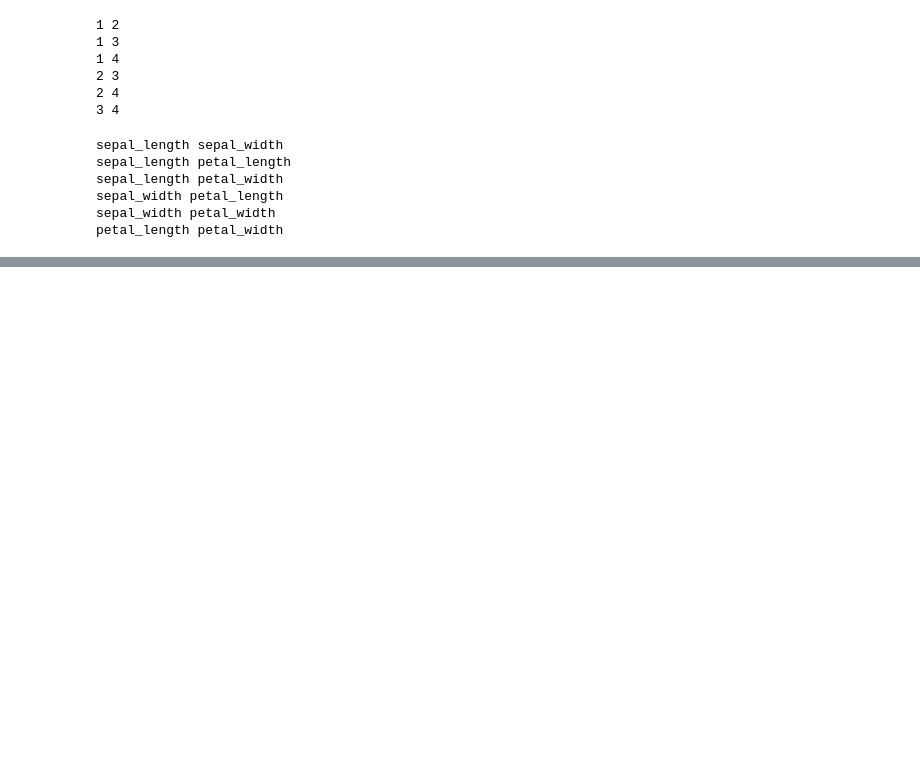
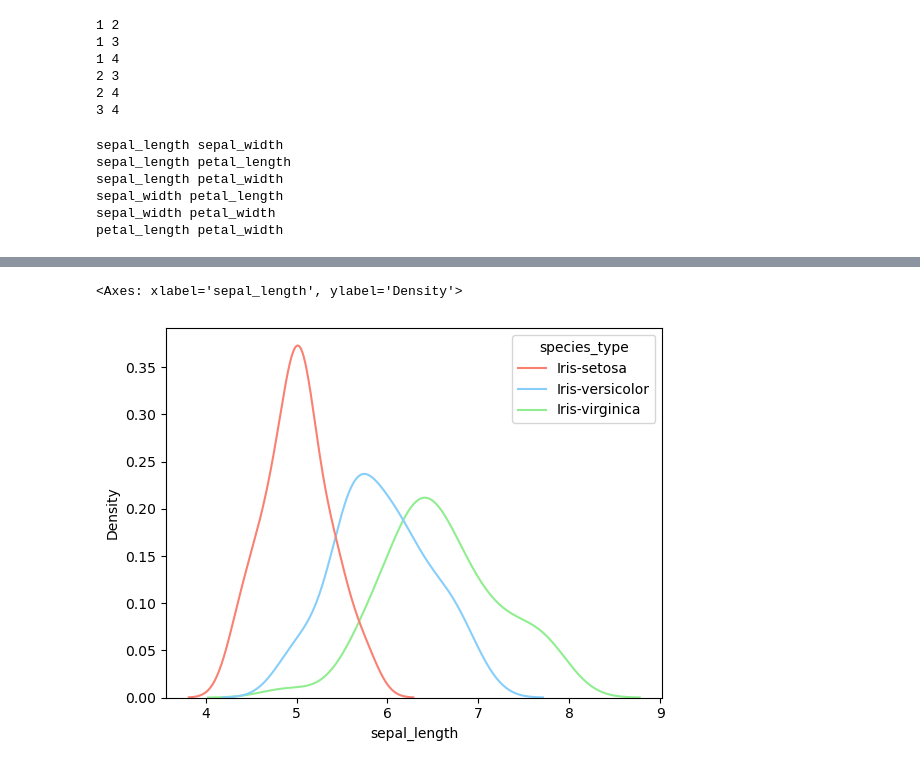
Before and after one commit to ciaranmurphy10/pands-my-work, a Jupyter notebook: Project.ipynb, the cells around one changed output, grey strips where cells are left out. Saved outputs shown, nothing was run; the diff lists cells and outputs as text; code cells hidden in the pictures; blank space fills up the shorter version.

```diff
--- a/Project.ipynb
+++ b/Project.ipynb
@@ -165,0 +220,5 @@ petal_length petal_width
+# %%
+sns.kdeplot(data=iris_df, x='sepal_length', hue='species_type', palette=custom_palette)
+# %% [output]
+<Axes: xlabel='sepal_length', ylabel='Density'>
+[figure, added]
```
Also changed, not shown: parts of 13 cells of this notebook, 13 other files.
